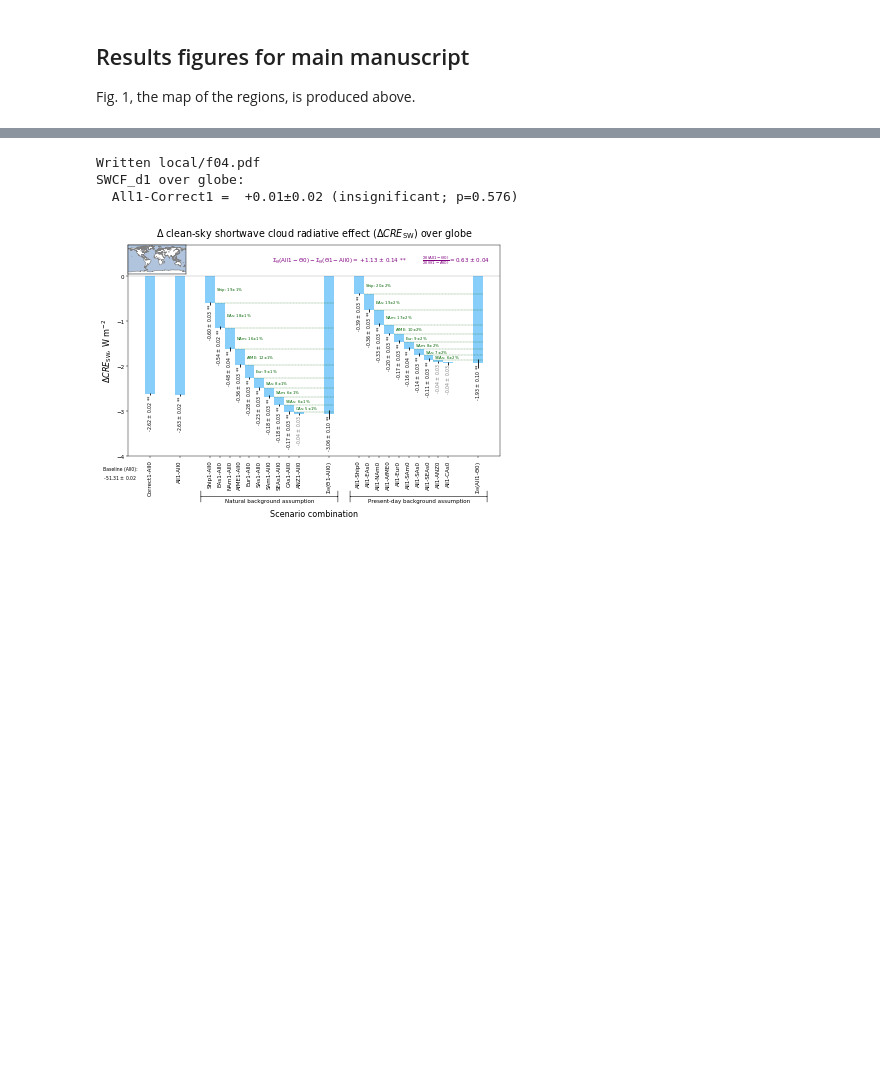
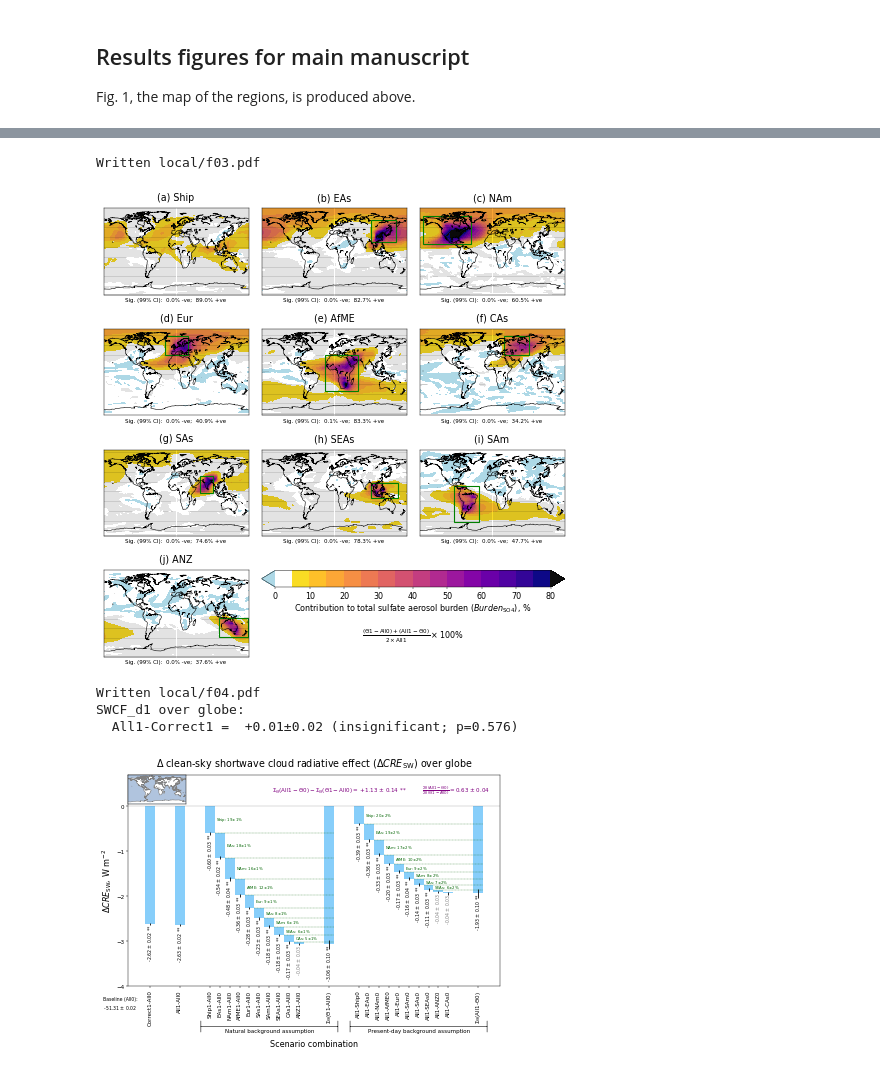
Before and after one commit to grandey/draft2017a-region-rfp, a Jupyter notebook: figures_draft2017a.ipynb, the cells around one changed output, grey strips where cells are left out. Cells and saved outputs as stored; diff of their text form; code cells hidden in the pictures; blank space fills up the shorter version.

```diff
--- a/figures_draft2017a.ipynb
+++ b/figures_draft2017a.ipynb
@@ -980,3 +1043,12 @@ figure_counter += 1
+# %%
+# Contributions to total sulfate aerosol burden
+contribution_map_composite(variable='BURDENSO4',
+                           vlim=[0, 80], nlev=16, cmap_name='plasma_r',
+                           file_prefix='f{:02}'.format(figure_counter))
+figure_counter += 1
+# %% [output]
+Written local/f03.pdf
+[figure, added]
 # %%
 # Global SW CRE
 staggered_barcharts(variable='SWCF_d1', region='Globe',
```
Also changed, not shown: parts of 11 cells of this notebook.
